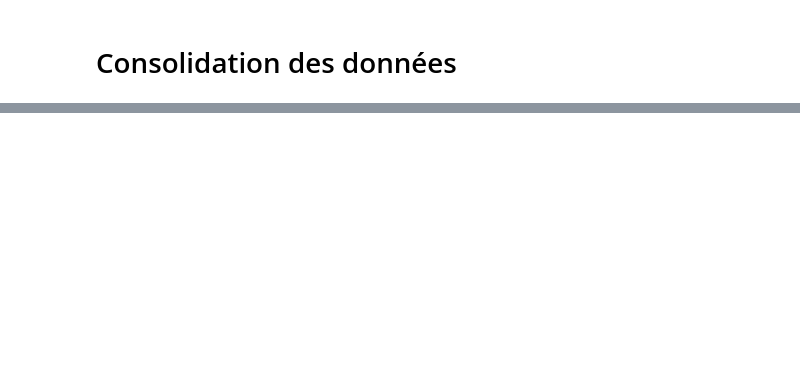
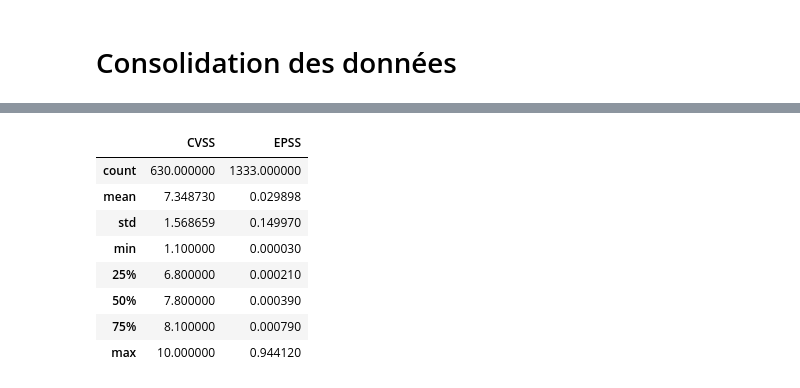
Before and after one commit to Graim-lee/Detecting-spams-in-mails-, a Jupyter notebook: project.ipynb, the cells around one changed output, grey strips where cells are left out. Drawn from its saved outputs; the diff is of its cells as text; code cells hidden in the pictures; blank space fills up the shorter version.

```diff
--- a/project.ipynb
+++ b/project.ipynb
@@ -347,0 +415,12 @@ df = pd.DataFrame.from_dict()
+# %%
+df.describe()
+# %% [output]
+|  | CVSS | EPSS |
+| count | 630.000000 | 1333.000000 |
+| mean | 7.348730 | 0.029898 |
+| std | 1.568659 | 0.149970 |
+| min | 1.100000 | 0.000030 |
+| 25% | 6.800000 | 0.000210 |
+| 50% | 7.800000 | 0.000390 |
+| 75% | 8.100000 | 0.000790 |
+| max | 10.000000 | 0.944120 |
```
Also changed, not shown: parts of 9 cells of this notebook.
